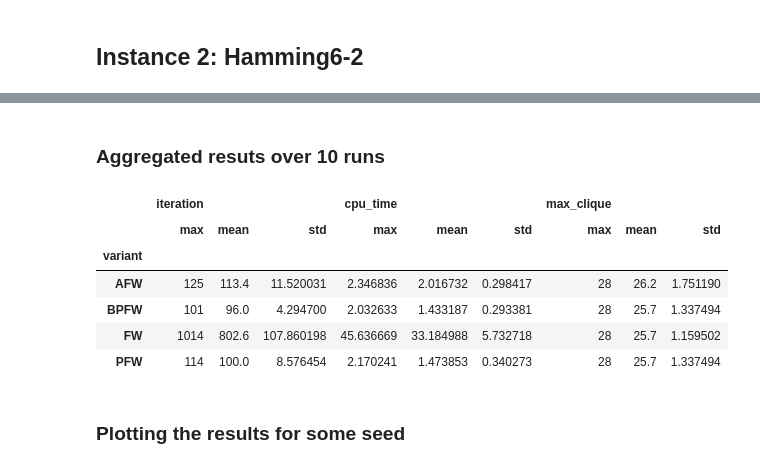
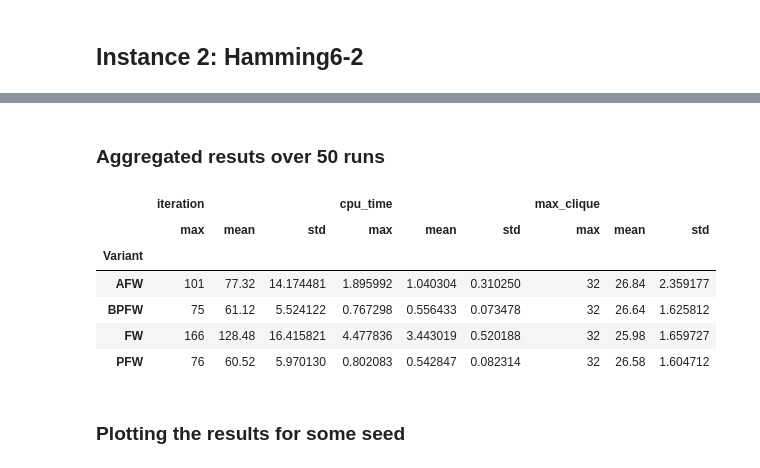
Before and after one commit to badalyananna/optimization-frank-wolfe, a Jupyter notebook: experiments.ipynb, the cells around one changed output, grey strips where cells are left out. Drawn from its saved outputs; the diff is of its cells as text; code cells hidden in the pictures.

```diff
--- a/experiments.ipynb
+++ b/experiments.ipynb
@@ -126,7 +88,7 @@ n, len(hyperedges), len(complement_hyperedges)
 # %%
 variants = ["FW", "AFW", "PFW", "BPFW"]
 df = pd.DataFrame()
-for seed in range(10):
+for seed in range(50):
     for variant in variants:
         print(seed, variant)
         fw = FW(variant=variant, ssc_procedure=False, stepsize_strategy='armijo', tolerance=tolerance)
@@ -134,10 +96,14 @@ for seed in range(10):
 
         # save the results into a dataframe
         df_current = pd.DataFrame(fw.history)
-        df_current['variant'] = pd.Series([fw.variant] * len(df_current))
+        df_current['Variant'] = pd.Series([fw.variant] * len(df_current))
         df_current['seed'] = pd.Series([seed] * len(df_current))
         max_clique = (fw.x > 0.001).sum()
         df_current['max_clique'] = pd.Series([max_clique] * len(df_current))
         df = pd.concat([df, df_current])
+
+dir = f'results/{stepsize_strategy}/{dataset}'
+os.makedirs(dir, exist_ok=True)
+df.to_csv(dir + '/runs.csv', index=False)
 # %% [output]
 0 FW
@@ -145,15 +126,16 @@ KeyboardInterrupt:
 # %% [markdown]
-### Aggregated resuts over 10 runs
+### Aggregated resuts over 50 runs
 # %%
-df_final = df[['variant', 'seed', 'iteration', 'cpu_time', 'max_clique']].groupby(['variant', 'seed']).max().reset_index()
-df_final[['variant', 'iteration', 'cpu_time', 'max_clique']].groupby(['variant']).agg(['max','mean', 'std'])
+df = pd.read_csv(dir + '/runs.csv')
+df_final = df[['Variant', 'seed', 'iteration', 'cpu_time', 'max_clique']].groupby(['Variant', 'seed']).max().reset_index()
+df_final[['Variant', 'iteration', 'cpu_time', 'max_clique']].groupby(['Variant']).agg(['max','mean', 'std'])
 # %% [output]
 |  | iteration |  |  | cpu_time |  |  | max_clique |  |  |
 |  | max | mean | std | max | mean | std | max | mean | std |
-| variant |  |  |  |  |  |  |  |  |  |
-| AFW | 125 | 113.4 | 11.520031 | 2.346836 | 2.016732 | 0.298417 | 28 | 26.2 | 1.751190 |
-| BPFW | 101 | 96.0 | 4.294700 | 2.032633 | 1.433187 | 0.293381 | 28 | 25.7 | 1.337494 |
-| FW | 1014 | 802.6 | 107.860198 | 45.636669 | 33.184988 | 5.732718 | 28 | 25.7 | 1.159502 |
-| PFW | 114 | 100.0 | 8.576454 | 2.170241 | 1.473853 | 0.340273 | 28 | 25.7 | 1.337494 |
+| Variant |  |  |  |  |  |  |  |  |  |
+| AFW | 101 | 77.32 | 14.174481 | 1.895992 | 1.040304 | 0.310250 | 32 | 26.84 | 2.359177 |
+| BPFW | 75 | 61.12 | 5.524122 | 0.767298 | 0.556433 | 0.073478 | 32 | 26.64 | 1.625812 |
+| FW | 166 | 128.48 | 16.415821 | 4.477836 | 3.443019 | 0.520188 | 32 | 25.98 | 1.659727 |
+| PFW | 76 | 60.52 | 5.970130 | 0.802083 | 0.542847 | 0.082314 | 32 | 26.58 | 1.604712 |
 # %% [markdown]
 ### Plotting the results for some seed
```
Also changed, not shown: parts of 29 cells of this notebook, 5 other files.
